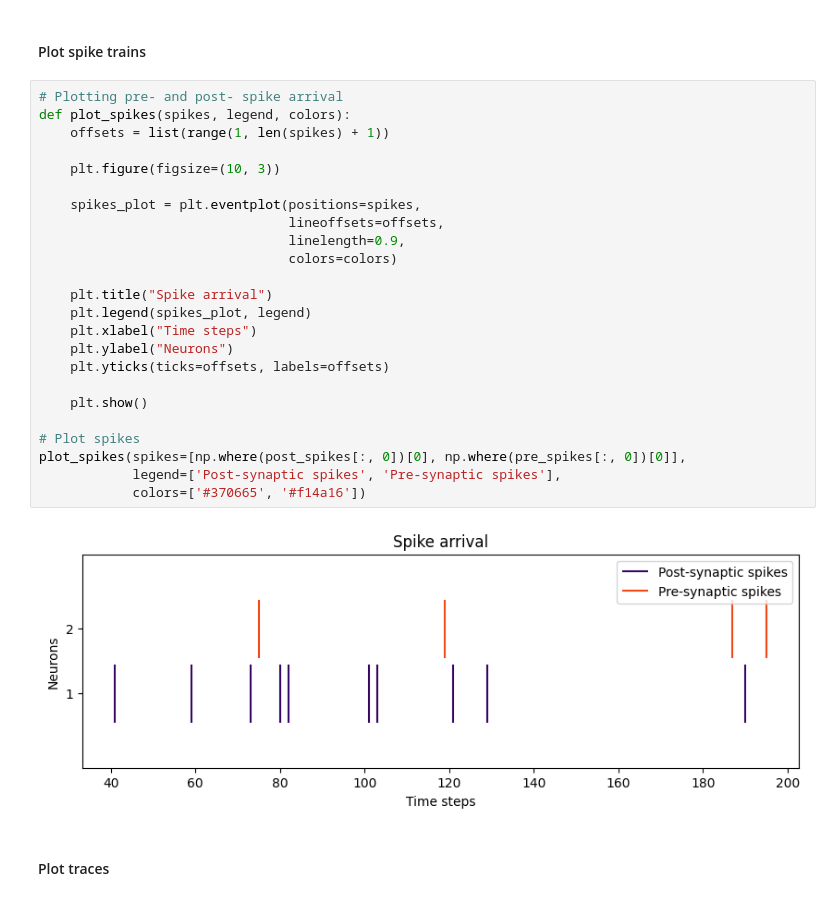
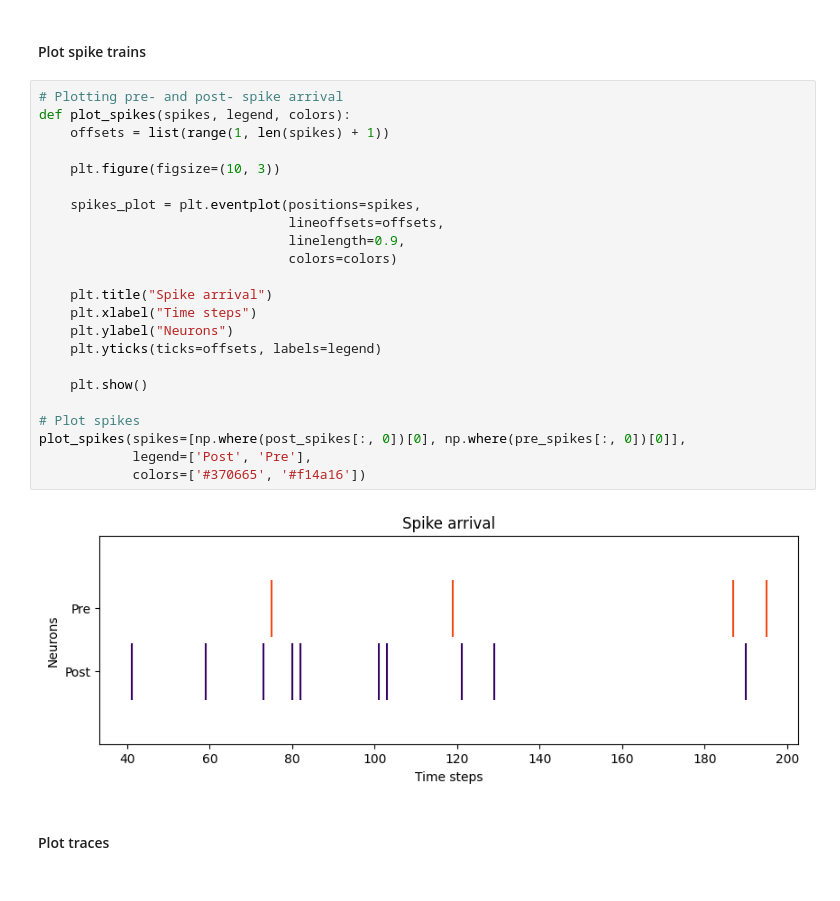
Before and after one commit to lava-nc/lava, a Jupyter notebook: tutorials/in_depth/tutorial08_stdp.ipynb, the cells around one changed output. Drawn from its saved outputs; the diff is of its cells as text.

```diff
--- a/tutorials/in_depth/tutorial08_stdp.ipynb
+++ b/tutorials/in_depth/tutorial08_stdp.ipynb
@@ -209,29 +209,28 @@ import matplotlib.pyplot as plt
 # %%
 # Plotting pre- and post- spike arrival
 def plot_spikes(spikes, legend, colors):
     offsets = list(range(1, len(spikes) + 1))
 
     plt.figure(figsize=(10, 3))
 
     spikes_plot = plt.eventplot(positions=spikes,
                                 lineoffsets=offsets,
                                 linelength=0.9,
                                 colors=colors)
 
     plt.title("Spike arrival")
-    plt.legend(spikes_plot, legend)
     plt.xlabel("Time steps")
     plt.ylabel("Neurons")
-    plt.yticks(ticks=offsets, labels=offsets)
+    plt.yticks(ticks=offsets, labels=legend)
 
     plt.show()
 
 # Plot spikes
 plot_spikes(spikes=[np.where(post_spikes[:, 0])[0], np.where(pre_spikes[:, 0])[0]],
-            legend=['Post-synaptic spikes', 'Pre-synaptic spikes'],
+            legend=['Post', 'Pre'],
             colors=['#370665', '#f14a16'])
 # %% [output]
-[figure, old version]
+[figure, new version]
 # %% [markdown]
 #### Plot traces
 # %%
```
Also changed, not shown: parts of 3 cells of this notebook, 5 other files.
